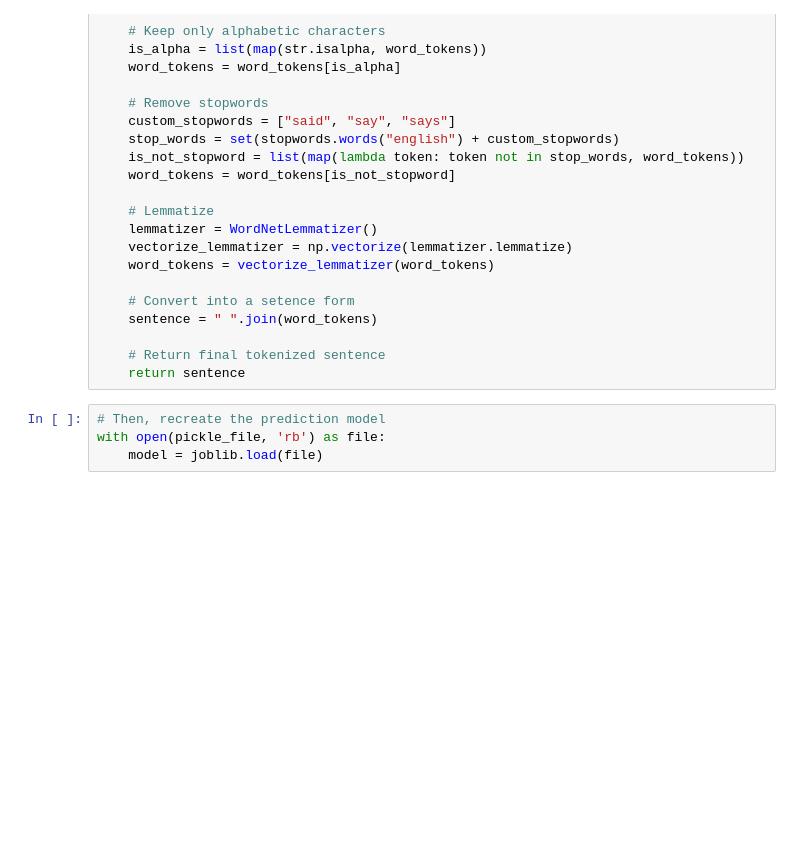
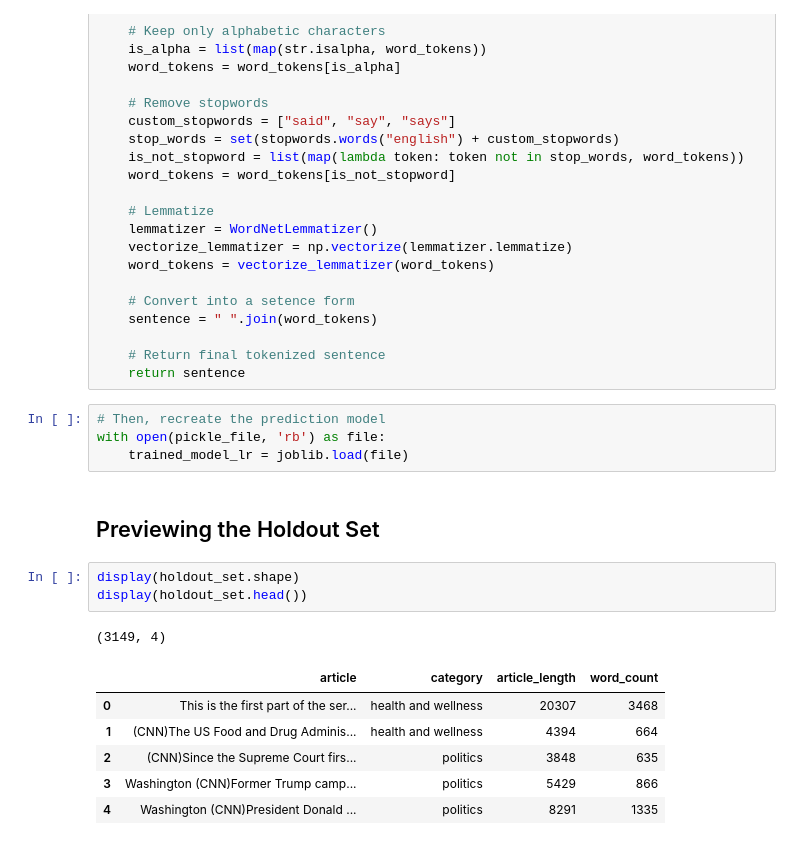
Before and after one commit to maevadevs/Whats-In-The-News, a Jupyter notebook: notebooks/zz. Final Testing on Holdout Set With Logistic Regression Model.ipynb, the cells around one changed output. Cells and saved outputs as stored; diff of their text form; blank space fills up the shorter version.

```diff
--- a/notebooks/zz. Final Testing on Holdout Set With Logistic Regression Model.ipynb
+++ b/notebooks/zz. Final Testing on Holdout Set With Logistic Regression Model.ipynb
@@ -59,4 +65,17 @@ def process_text(text):
 # %%
 # Then, recreate the prediction model
 with open(pickle_file, 'rb') as file:
-    model = joblib.load(file)
+    trained_model_lr = joblib.load(file)
+# %% [markdown]
+## Previewing the Holdout Set
+# %%
+display(holdout_set.shape)
+display(holdout_set.head())
+# %% [output]
+(3149, 4)
+|  | article | category | article_length | word_count |
+| 0 | This is the first part of the ser... | health and wellness | 20307 | 3468 |
+| 1 | (CNN)The US Food and Drug Adminis... | health and wellness | 4394 | 664 |
+| 2 | (CNN)Since the Supreme Court firs... | politics | 3848 | 635 |
+| 3 | Washington (CNN)Former Trump camp... | politics | 5429 | 866 |
+| 4 | Washington (CNN)President Donald ... | politics | 8291 | 1335 |
```
Also changed, not shown: parts of 18 cells of this notebook, 11 other files.
